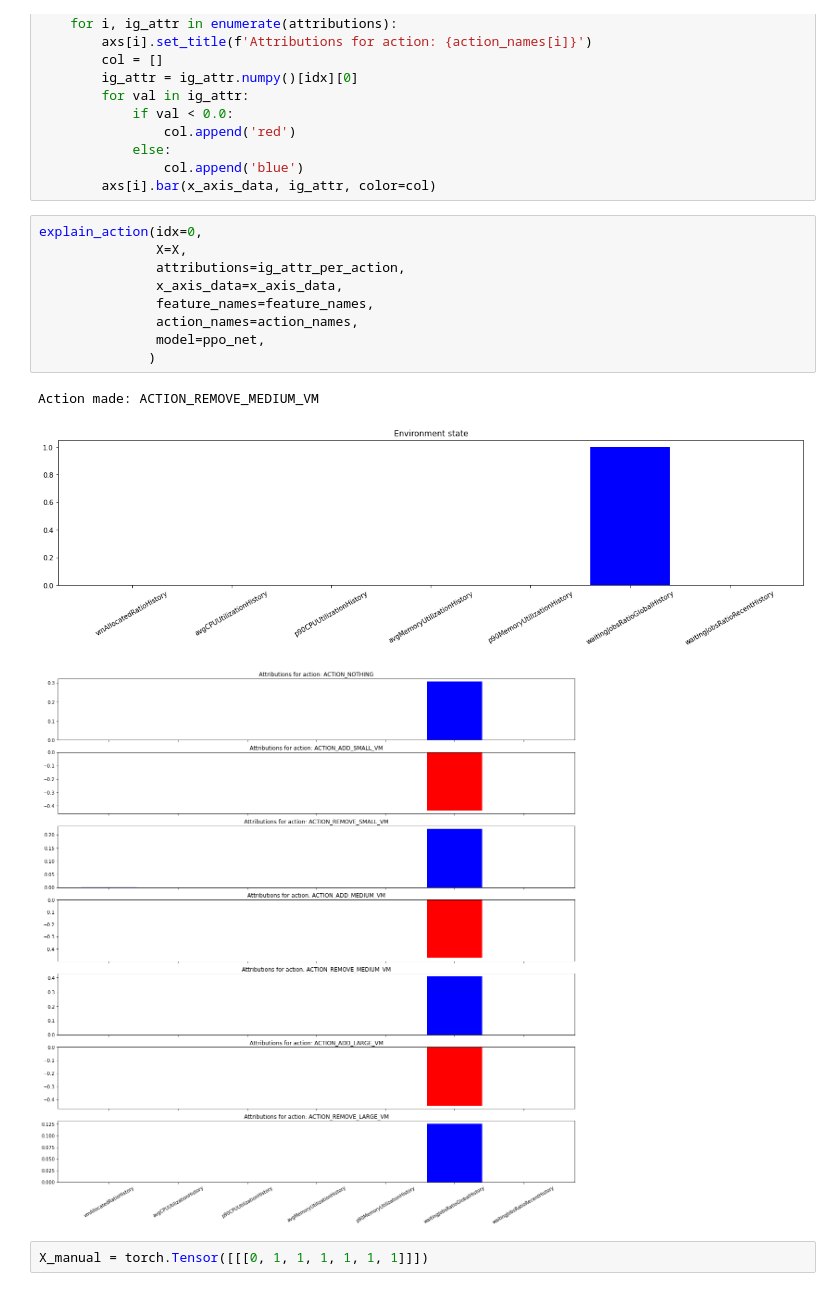
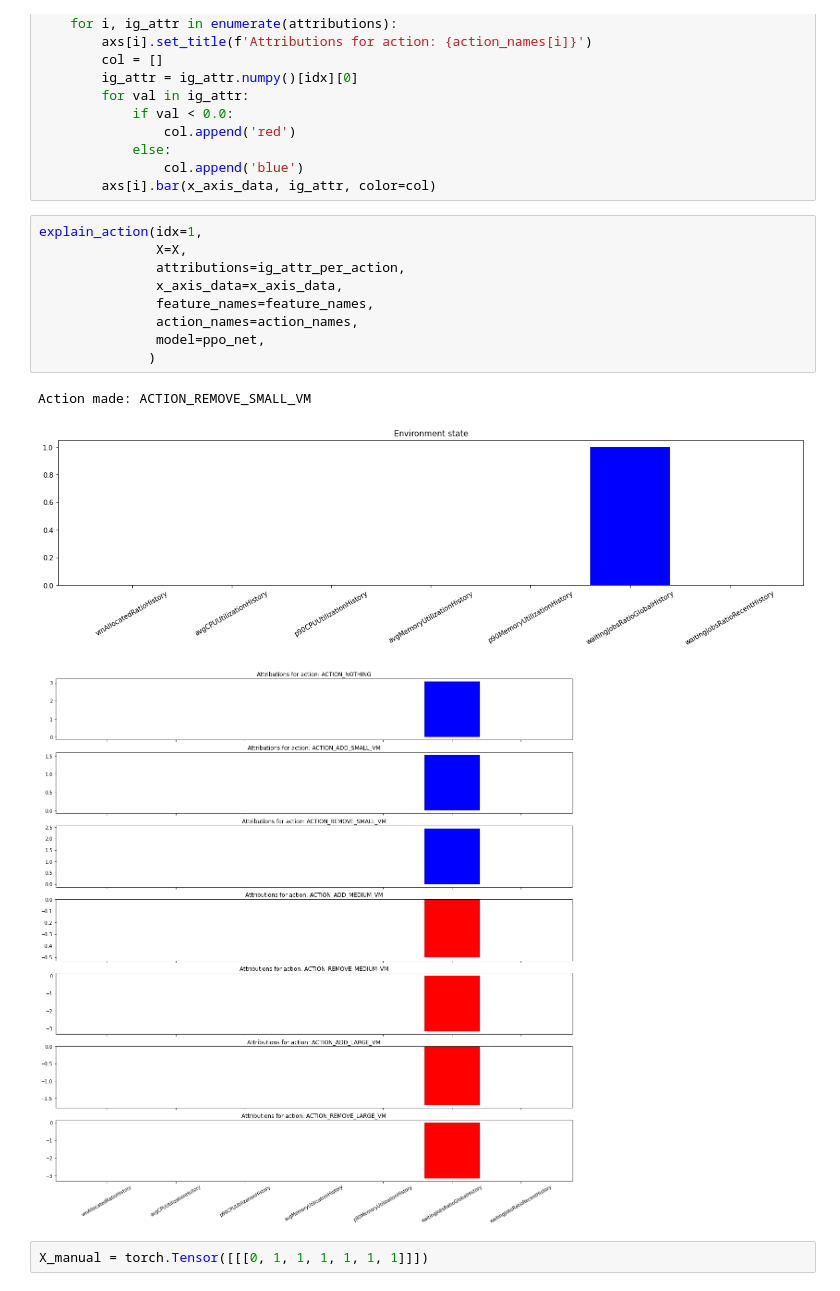
Before and after one commit to justyna3773/trainloop-driver, a Jupyter notebook: analysis/interpret_ppo_mlp.ipynb, the cells around one changed output. Cells and saved outputs as stored; diff of their text form.

```diff
--- a/analysis/interpret_ppo_mlp.ipynb
+++ b/analysis/interpret_ppo_mlp.ipynb
@@ -166,18 +180,18 @@ def explain_action(idx, X, attributions, x_axis_data, feature_names, action_name
                 col.append('blue')
         axs[i].bar(x_axis_data, ig_attr, color=col)
 # %%
-explain_action(idx=0,
+explain_action(idx=1,
                X=X,
                attributions=ig_attr_per_action,
                x_axis_data=x_axis_data,
                feature_names=feature_names,
                action_names=action_names,
                model=ppo_net,
               )
 # %% [output]
-Action made: ACTION_REMOVE_MEDIUM_VM
+Action made: ACTION_REMOVE_SMALL_VM
 [figure]
-[figure, old version]
+[figure, new version]
 # %%
 X_manual = torch.Tensor([[[0, 1, 1, 1, 1, 1, 1]]])
 # %%
```
Also changed, not shown: parts of 7 cells of this notebook, 5 other files.
